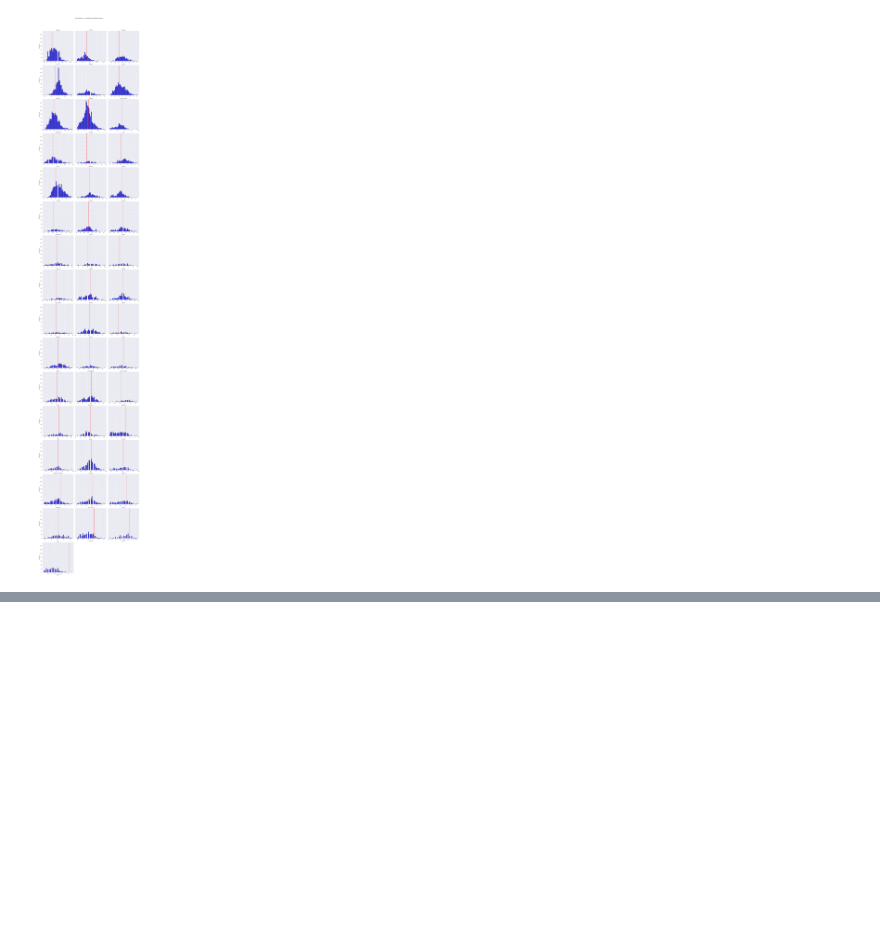
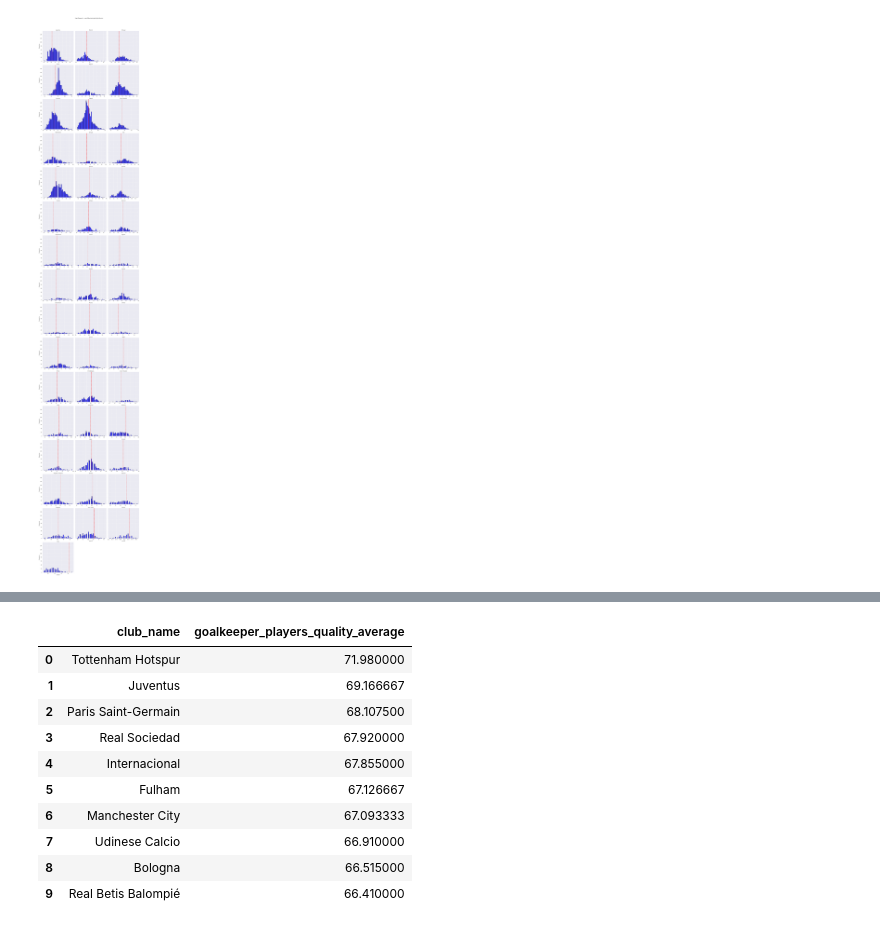
Before and after one commit to Illidan777/data-science-models, a Jupyter notebook: football_player_position_classifier/BIA.ipynb, the cells around one changed output, grey strips where cells are left out. Saved outputs shown, nothing was run; the diff lists cells and outputs as text; code cells hidden in the pictures; blank space fills up the shorter version.

```diff
--- a/football_player_position_classifier/BIA.ipynb
+++ b/football_player_position_classifier/BIA.ipynb
@@ -320,0 +428,39 @@ No artists with labels found to put in legend.  Note that artists whose label st
+# %%
+# 15. Top 10 clubs with the best goalkeepers.
+
+goalkeepers_query =  '''WITH club_goalkeeper as (WITH goalkeepers_rate as (select club_name,
+                                                          ((goalkeeping_diving * 0.1) + (goalkeeping_handling * 0.05) +
+                                                           (goalkeeping_positioning * 0.1) + (goalkeeping_reflexes * 0.3) +
+                                                           (goalkeeping_speed * 0.3) + (power_jumping * 0.1) +
+                                                           (power_stamina * 0.02) +
+                                                           (mentality_composure * 0.03)) as goalkeeping_quality
+                                                   from players
+                                                   where club_position == 'GK' or player_positions like '%GK%')
+                      select club_name, avg(goalkeeping_quality) as goalkeeper_players_quality_average
+                      from goalkeepers_rate
+                      group by club_name)
+select *
+from club_goalkeeper
+order by goalkeeper_players_quality_average DESC
+'''
+all_goalkeepers = read_sql_to_data_frame(goalkeepers_query)
+read_sql_to_data_frame(goalkeepers_query + 'LIMIT 10')
+
+# Based on the assessment results, you can observe the result with fairly high-level world clubs. I also additionally checked
+# the data on Internet resources for top clubs with the best goalkeepers. In this metric, a minority of clubs coincide with real
+# data. From this we can conclude that the metric gives a fairly good result, however, its result
+# may be affected by incorrect distribution of weights (coefficients of importance) as well as taking into account players from
+# the reserve who can play the role of goalkeeper. It is also worth noting that we focused on goalkeepers who save penalties, so
+# some general parameters that may be characteristic of goalkeepers were not taken into account.
+# %% [output]
+|  | club_name | goalkeeper_players_quality_average |
+| 0 | Tottenham Hotspur | 71.980000 |
+| 1 | Juventus | 69.166667 |
+| 2 | Paris Saint-Germain | 68.107500 |
+| 3 | Real Sociedad | 67.920000 |
+| 4 | Internacional | 67.855000 |
+| 5 | Fulham | 67.126667 |
+| 6 | Manchester City | 67.093333 |
+| 7 | Udinese Calcio | 66.910000 |
+| 8 | Bologna | 66.515000 |
+| 9 | Real Betis Balompié | 66.410000 |
```
Also changed, not shown: parts of 6 cells of this notebook.
